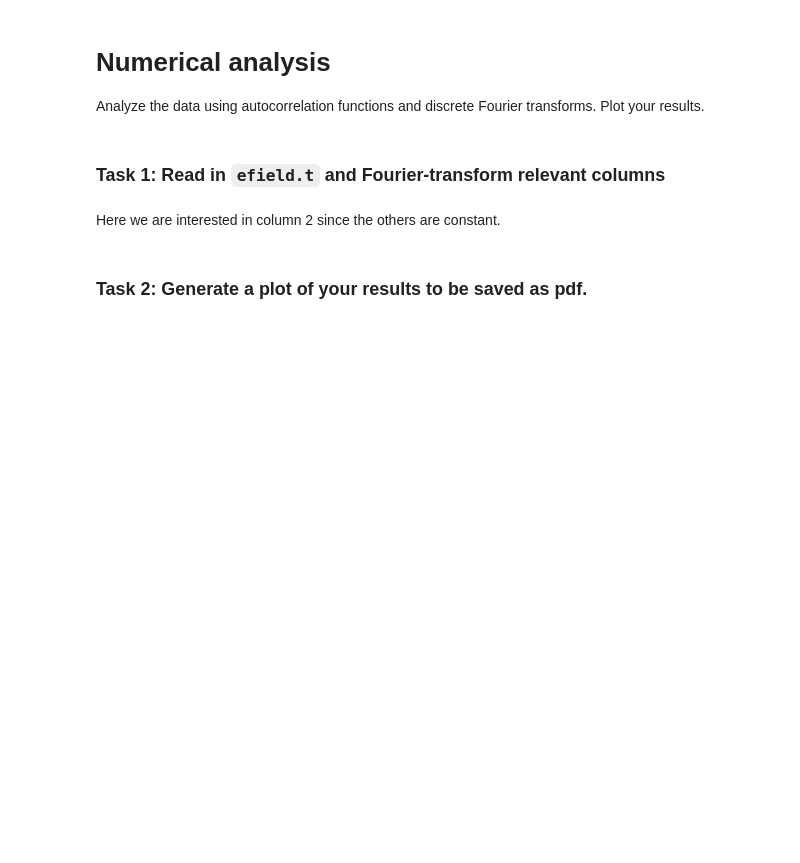
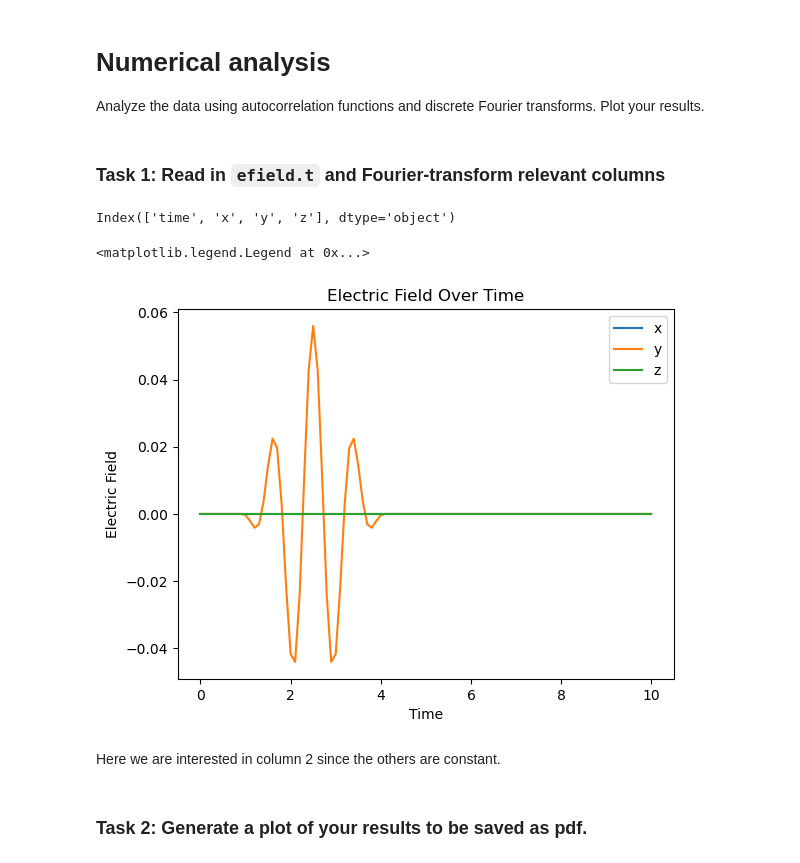
Before and after one commit to bram-ver/development-repo-assignment-2-shared, a Jupyter notebook: notebook/notebook_unit1.ipynb, the cells around one changed output. Drawn from its saved outputs; the diff is of its cells as text; code cells hidden in the pictures; blank space fills up the shorter version.

Commit message:
Created efield plot in Task 1

```diff
--- a/notebook/notebook_unit1.ipynb
+++ b/notebook/notebook_unit1.ipynb
@@ -271,3 +269,18 @@ Analyze the data using autocorrelation functions and discrete Fourier transforms
+# %%
+# read and plot efield.t
+df_efield = pd.read_csv('../data/efield.t', delim_whitespace=True)
+print(df_efield.columns)
+for col in df_efield.columns:
+    if col != 'time':
+        sns.lineplot(data=df_efield, x='time', y=col, label=col)
+plt.xlabel('Time')
+plt.ylabel('Electric Field')
+plt.title('Electric Field Over Time')
+plt.legend()
+# %% [output]
+Index(['time', 'x', 'y', 'z'], dtype='object')
+<matplotlib.legend.Legend at 0x...>
+[figure, added]
 # %% [markdown]
 Here we are interested in column 2 since the others are constant.
 # %%
```
Also changed, not shown: parts of 1 cell of this notebook.
